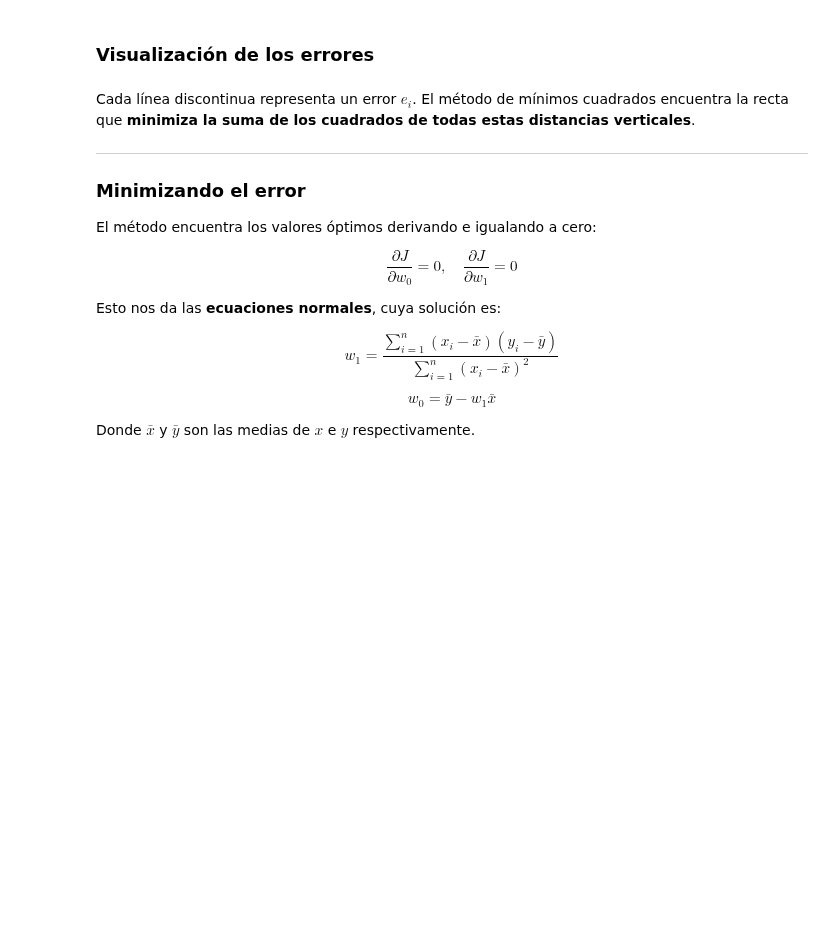
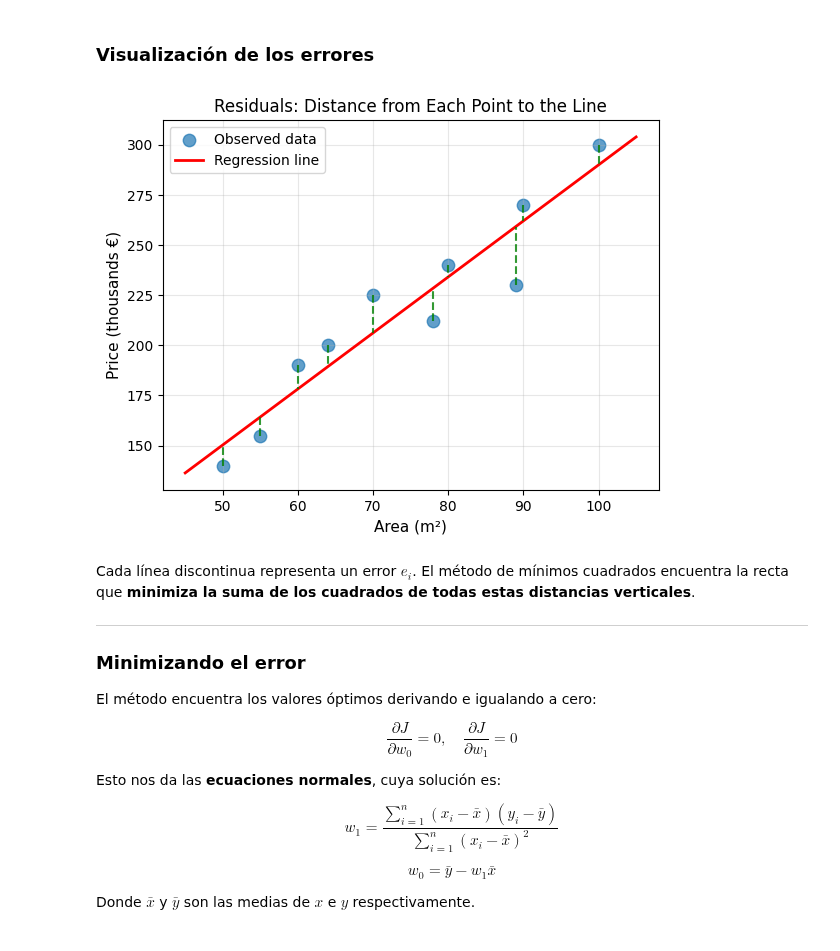
Before and after one commit to financieras/math_for_ai, a Jupyter notebook: estadistica/articulo1_regresion_lineal_por_minimos_cuadrados.ipynb, the cells around one changed output. Drawn from its saved outputs; the diff is of its cells as text; code cells hidden in the pictures; blank space fills up the shorter version.

```diff
--- a/estadistica/articulo1_regresion_lineal_por_minimos_cuadrados.ipynb
+++ b/estadistica/articulo1_regresion_lineal_por_minimos_cuadrados.ipynb
@@ -133,32 +140,30 @@ print(f"Error mínimo (MSE): {errores[min_idx]:.2e}")
 # %% [markdown]
 ### Visualización de los errores
 # %%
-plt.scatter(superficie, precio/1000, alpha=0.7, s=80, label='Datos observados')
+plt.scatter(superficie, precio/1000, alpha=0.7, s=80, label='Observed data')
 
-# Primero calculamos los coeficientes para la recta
-X = np.column_stack([np.ones(len(superficie)), superficie])  # agregamos columna de 1s para bias
+# First we calculate the coefficients for the line
+X = np.column_stack([np.ones(len(superficie)), superficie])  # add column of 1s for bias
 w = np.linalg.inv(X.T @ X) @ X.T @ precio
 
-# Recta de regresión
-superficie_range = np.linspace(45, 105, 100)
-precio_range = w[0] + w[1] * superficie_range
-plt.plot(superficie_range, precio_range/1000, 'r-', linewidth=2, label='Recta de regresión')
+# Regression line
+area_range = np.linspace(45, 105, 100)
+price_range = w[0] + w[1] * area_range
+plt.plot(area_range, price_range/1000, 'r-', linewidth=2, label='Regression line')
 
-# Dibujar líneas de error (distancias verticales)
-for i in range(len(superficie)):
-    y_pred = w[0] + w[1] * superficie[i]
-    plt.plot([superficie[i], superficie[i]],
-             [precio[i]/1000, y_pred/1000],
-             'k--', alpha=0.5, linewidth=1)
-    # Puntos predichos
-    plt.plot(superficie[i], y_pred/1000, 'ro', markersize=4)
+# Vertical lines showing the errors
+for xi, yi in zip(superficie, precio):
+    yi_pred = w[0] + w[1] * xi
+    plt.plot([xi, xi], [yi/1000, yi_pred/1000], 'g--', alpha=0.8)
 
-plt.xlabel('Superficie (m²)')
-plt.ylabel('Precio (miles €)')
-plt.title('Visualización de los errores: distancias verticales al cuadrado')
+plt.xlabel('Area (m²)', fontsize=11)
+plt.ylabel('Price (thousands €)', fontsize=11)
+plt.title('Residuals: Distance from Each Point to the Line', fontsize=12)
 plt.legend()
 plt.grid(True, alpha=0.3)
 plt.show()
+# %% [output]
+[figure, added]
 # %% [markdown]
 Cada línea discontinua representa un error $e_i$. El método de mínimos cuadrados encuentra la recta que **minimiza la suma de los cuadrados de todas estas distancias verticales**.
 
```
Also changed, not shown: parts of 5 cells of this notebook.
